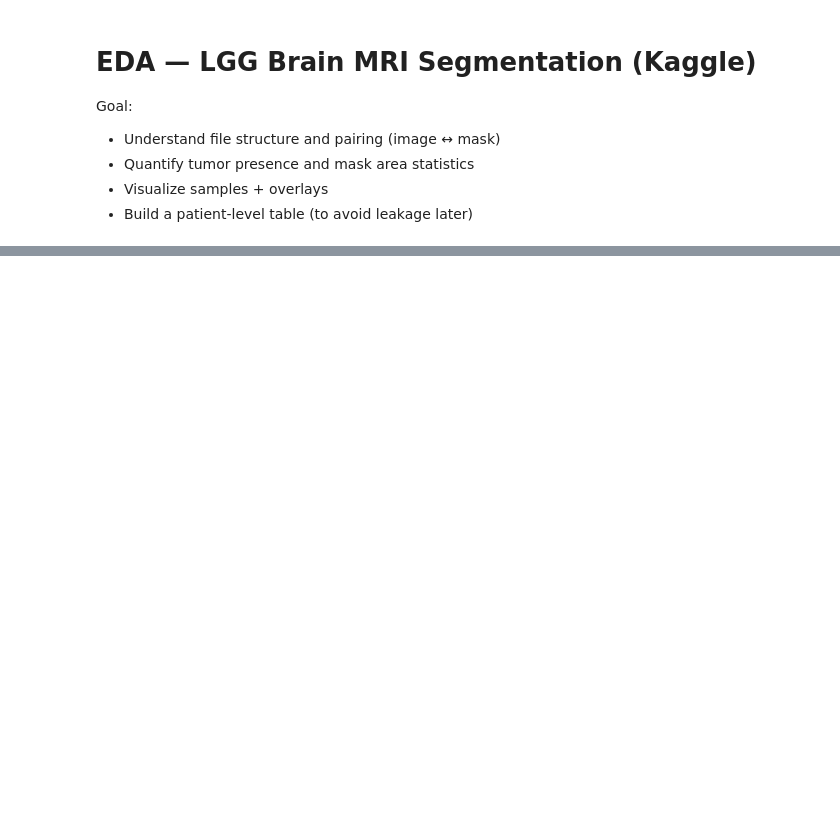
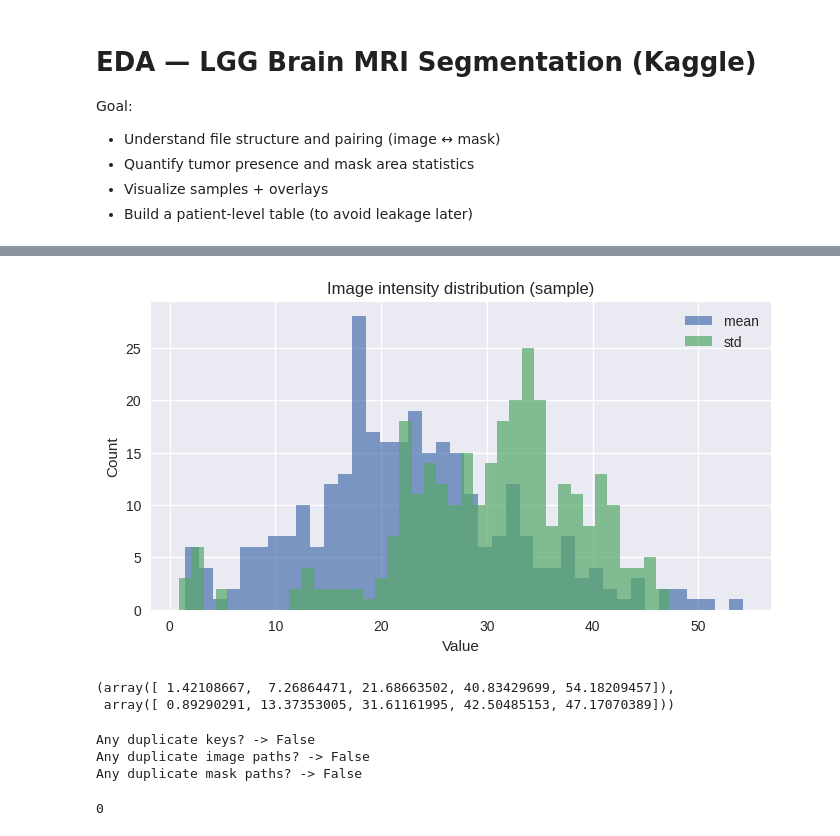
Before and after one commit to prajwal816/Brain-MRI-segmentation, a Jupyter notebook: brainMri-EDA.ipynb, the cells around one changed output, grey strips where cells are left out. Drawn from its saved outputs; the diff is of its cells as text; code cells hidden in the pictures; blank space fills up the shorter version.

```diff
--- a/brainMri-EDA.ipynb
+++ b/brainMri-EDA.ipynb
@@ -199,0 +328,44 @@ patient_df["tumor_slices"].describe()
+# %%
+# Compute per-image mean/std for a sample to understand brightness/contrast range
+sample = df.sample(300, random_state=SEED) if len(df) > 300 else df.copy()
+
+means, stds = [], []
+for p in sample["image_path"].tolist():
+    img = load_tif(p)
+    x = img.astype(np.float32)
+    means.append(float(x.mean()))
+    stds.append(float(x.std()))
+
+plt.figure(figsize=(8,4))
+plt.hist(means, bins=40, alpha=0.7, label="mean")
+plt.hist(stds, bins=40, alpha=0.7, label="std")
+plt.title("Image intensity distribution (sample)")
+plt.xlabel("Value")
+plt.ylabel("Count")
+plt.legend()
+plt.show()
+
+np.percentile(means, [0, 5, 50, 95, 100]), np.percentile(stds, [0, 5, 50, 95, 100])
+# %% [output]
+[figure, added]
+(array([ 1.42108667,  7.26864471, 21.68663502, 40.83429699, 54.18209457]),
+ array([ 0.89290291, 13.37353005, 31.61161995, 42.50485153, 47.17070389]))
+# %%
+# Basic consistency checks
+print("Any duplicate keys? ->", df["key"].duplicated().any())
+print("Any duplicate image paths? ->", df["image_path"].duplicated().any())
+print("Any duplicate mask paths? ->", df["mask_path"].duplicated().any())
+
+# Verify image/mask sizes match (sample)
+mismatch = 0
+for _, r in df.sample(min(300, len(df)), random_state=SEED).iterrows():
+    img = load_tif(r.image_path)
+    msk = to_mask01(load_tif(r.mask_path))
+    if img.shape[0] != msk.shape[0] or img.shape[1] != msk.shape[1]:
+        mismatch += 1
+mismatch
+# %% [output]
+Any duplicate keys? -> False
+Any duplicate image paths? -> False
+Any duplicate mask paths? -> False
+0
```
Also changed, not shown: parts of 17 cells of this notebook.
